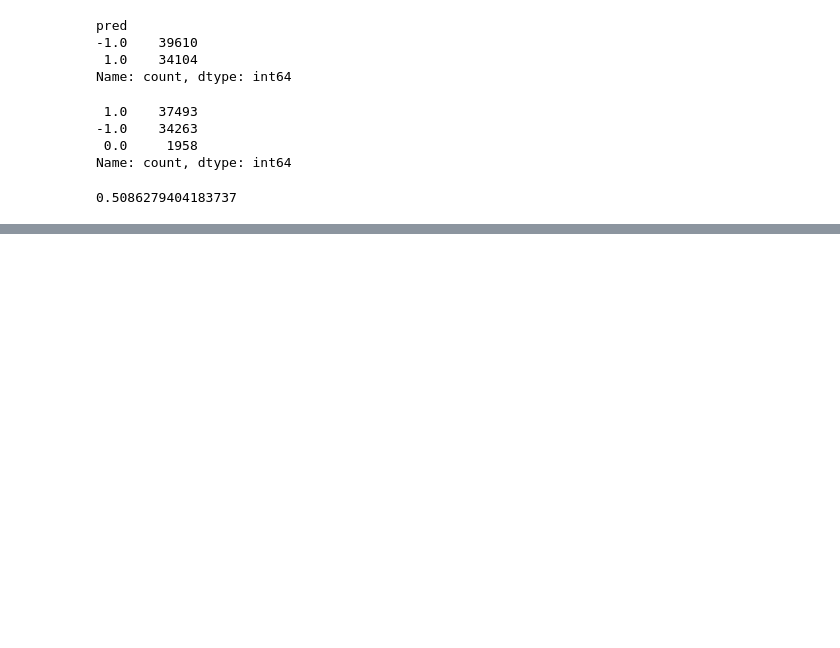
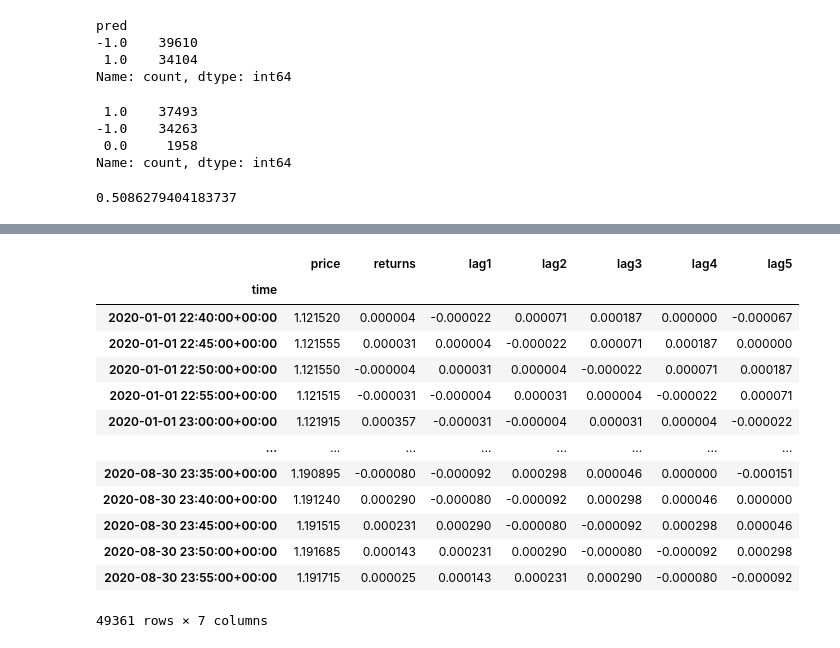
Before and after one commit to apasvenskas/Python-practice-with-financial-data, a Jupyter notebook: Testing/Linear_Regresion.ipynb, the cells around one changed output, grey strips where cells are left out. Drawn from its saved outputs; the diff is of its cells as text; code cells hidden in the pictures; blank space fills up the shorter version.

```diff
--- a/Testing/Linear_Regresion.ipynb
+++ b/Testing/Linear_Regresion.ipynb
@@ -279,0 +322,2 @@ hit_ratio
+# %%
+data = pd.read_csv("test_set.csv", parse_dates = ["time"], index_col = "time")
@@ -279,0 +369,17 @@ hit_ratio
+# %%
+data
+# %% [output]
+|  | price | returns | lag1 | lag2 | lag3 | lag4 | lag5 |
+| time |  |  |  |  |  |  |  |
+| 2020-01-01 22:40:00+00:00 | 1.121520 | 0.000004 | -0.000022 | 0.000071 | 0.000187 | 0.000000 | -0.000067 |
+| 2020-01-01 22:45:00+00:00 | 1.121555 | 0.000031 | 0.000004 | -0.000022 | 0.000071 | 0.000187 | 0.000000 |
+| 2020-01-01 22:50:00+00:00 | 1.121550 | -0.000004 | 0.000031 | 0.000004 | -0.000022 | 0.000071 | 0.000187 |
+| 2020-01-01 22:55:00+00:00 | 1.121515 | -0.000031 | -0.000004 | 0.000031 | 0.000004 | -0.000022 | 0.000071 |
+| 2020-01-01 23:00:00+00:00 | 1.121915 | 0.000357 | -0.000031 | -0.000004 | 0.000031 | 0.000004 | -0.000022 |
+| ... | ... | ... | ... | ... | ... | ... | ... |
+| 2020-08-30 23:35:00+00:00 | 1.190895 | -0.000080 | -0.000092 | 0.000298 | 0.000046 | 0.000000 | -0.000151 |
+| 2020-08-30 23:40:00+00:00 | 1.191240 | 0.000290 | -0.000080 | -0.000092 | 0.000298 | 0.000046 | 0.000000 |
+| 2020-08-30 23:45:00+00:00 | 1.191515 | 0.000231 | 0.000290 | -0.000080 | -0.000092 | 0.000298 | 0.000046 |
+| 2020-08-30 23:50:00+00:00 | 1.191685 | 0.000143 | 0.000231 | 0.000290 | -0.000080 | -0.000092 | 0.000298 |
+| 2020-08-30 23:55:00+00:00 | 1.191715 | 0.000025 | 0.000143 | 0.000231 | 0.000290 | -0.000080 | -0.000092 |
+49361 rows × 7 columns
```
Also changed, not shown: parts of 26 cells of this notebook, 1 other file.
